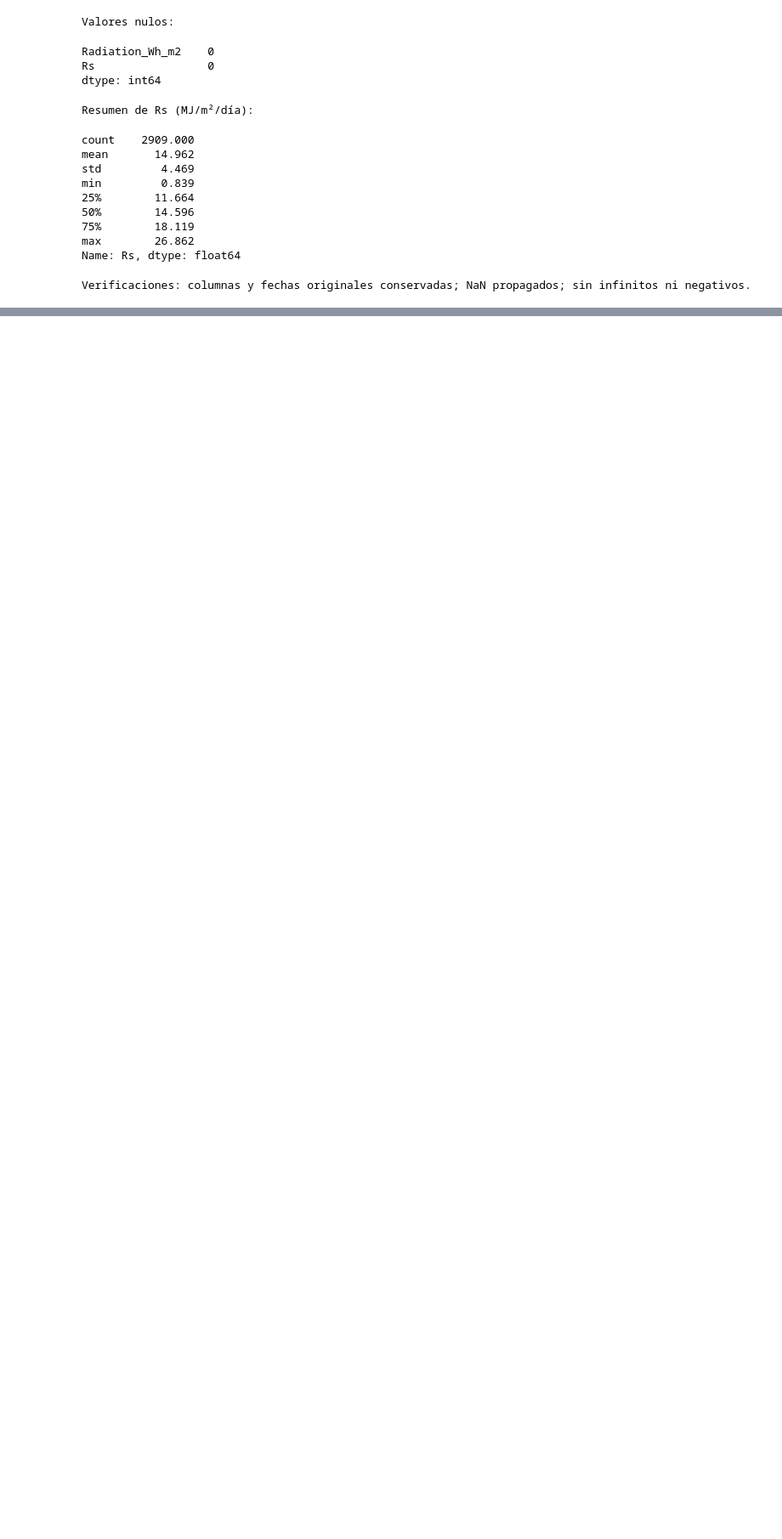
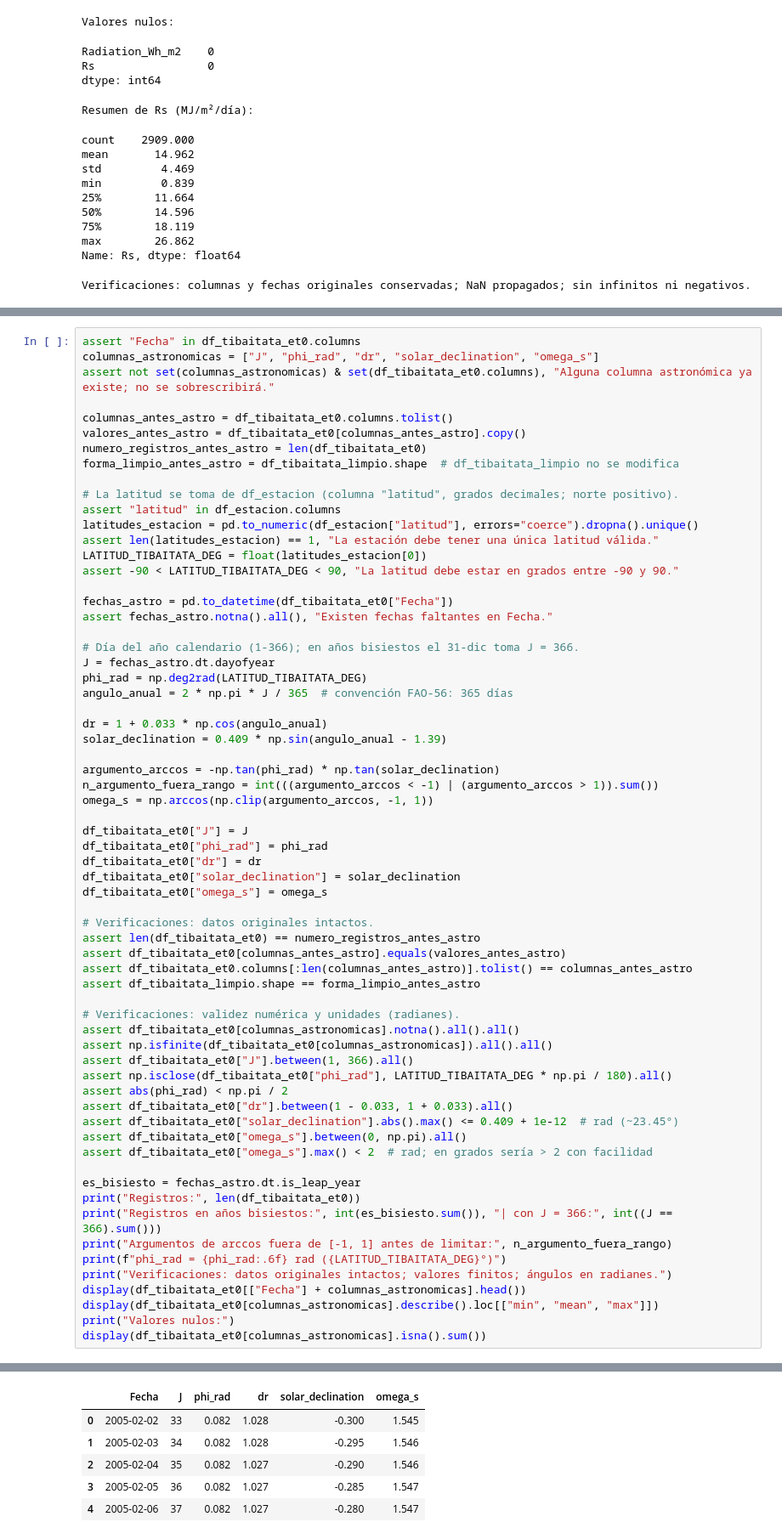
Before and after one commit to nicopulido/Prob_Proyecto_Grado, a Jupyter notebook: Tibaitata/04_calculo_variables_objetivo.ipynb, the cells around one changed output, grey strips where cells are left out. Shown at 85% size. Cells and saved outputs as stored; diff of their text form; blank space fills up the shorter version.

Commit message:
feat(calculations): add astronomic variables, extraterrestial radiation, clear sky radiation

```diff
--- a/Tibaitata/04_calculo_variables_objetivo.ipynb
+++ b/Tibaitata/04_calculo_variables_objetivo.ipynb
@@ -445,0 +458,66 @@ Verificaciones: columnas y fechas originales conservadas; NaN propagados; sin in
+# %%
+assert "Fecha" in df_tibaitata_et0.columns
+columnas_astronomicas = ["J", "phi_rad", "dr", "solar_declination", "omega_s"]
+assert not set(columnas_astronomicas) & set(df_tibaitata_et0.columns), "Alguna columna astronómica ya existe; no se sobrescribirá."
+
+columnas_antes_astro = df_tibaitata_et0.columns.tolist()
+valores_antes_astro = df_tibaitata_et0[columnas_antes_astro].copy()
+numero_registros_antes_astro = len(df_tibaitata_et0)
+forma_limpio_antes_astro = df_tibaitata_limpio.shape  # df_tibaitata_limpio no se modifica
+
+# La latitud se toma de df_estacion (columna "latitud", grados decimales; norte positivo).
+assert "latitud" in df_estacion.columns
+latitudes_estacion = pd.to_numeric(df_estacion["latitud"], errors="coerce").dropna().unique()
+assert len(latitudes_estacion) == 1, "La estación debe tener una única latitud válida."
+LATITUD_TIBAITATA_DEG = float(latitudes_estacion[0])
+assert -90 < LATITUD_TIBAITATA_DEG < 90, "La latitud debe estar en grados entre -90 y 90."
+
+fechas_astro = pd.to_datetime(df_tibaitata_et0["Fecha"])
+assert fechas_astro.notna().all(), "Existen fechas faltantes en Fecha."
+
+# Día del año calendario (1-366); en años bisiestos el 31-dic toma J = 366.
+J = fechas_astro.dt.dayofyear
+phi_rad = np.deg2rad(LATITUD_TIBAITATA_DEG)
+angulo_anual = 2 * np.pi * J / 365  # convención FAO-56: 365 días
+
+dr = 1 + 0.033 * np.cos(angulo_anual)
+solar_declination = 0.409 * np.sin(angulo_anual - 1.39)
+
+argumento_arccos = -np.tan(phi_rad) * np.tan(solar_declination)
+n_argumento_fuera_rango = int(((argumento_arccos < -1) | (argumento_arccos > 1)).sum())
+omega_s = np.arccos(np.clip(argumento_arccos, -1, 1))
+
+df_tibaitata_et0["J"] = J
+df_tibaitata_et0["phi_rad"] = phi_rad
+df_tibaitata_et0["dr"] = dr
+df_tibaitata_et0["solar_declination"] = solar_declination
+df_tibaitata_et0["omega_s"] = omega_s
+
+# Verificaciones: datos originales intactos.
+assert len(df_tibaitata_et0) == numero_registros_antes_astro
+assert df_tibaitata_et0[columnas_antes_astro].equals(valores_antes_astro)
+assert df_tibaitata_et0.columns[:len(columnas_antes_astro)].tolist() == columnas_antes_astro
+assert df_tibaitata_limpio.shape == forma_limpio_antes_astro
+
+# Verificaciones: validez numérica y unidades (radianes).
+assert df_tibaitata_et0[columnas_astronomicas].notna().all().all()
+assert np.isfinite(df_tibaitata_et0[columnas_astronomicas]).all().all()
+assert df_tibaitata_et0["J"].between(1, 366).all()
+assert np.isclose(df_tibaitata_et0["phi_rad"], LATITUD_TIBAITATA_DEG * np.pi / 180).all()
+assert abs(phi_rad) < np.pi / 2
+assert df_tibaitata_et0["dr"].between(1 - 0.033, 1 + 0.033).all()
+assert df_tibaitata_et0["solar_declination"].abs().max() <= 0.409 + 1e-12  # rad (~23.45°)
+assert df_tibaitata_et0["omega_s"].between(0, np.pi).all()
+assert df_tibaitata_et0["omega_s"].max() < 2  # rad; en grados sería > 2 con facilidad
+
+es_bisiesto = fechas_astro.dt.is_leap_year
+print("Registros:", len(df_tibaitata_et0))
+print("Registros en años bisiestos:", int(es_bisiesto.sum()), "| con J = 366:", int((J == 366).sum()))
+print("Argumentos de arccos fuera de [-1, 1] antes de limitar:", n_argumento_fuera_rango)
+print(f"phi_rad = {phi_rad:.6f} rad ({LATITUD_TIBAITATA_DEG}°)")
+print("Verificaciones: datos originales intactos; valores finitos; ángulos en radianes.")
+display(df_tibaitata_et0[["Fecha"] + columnas_astronomicas].head())
+display(df_tibaitata_et0[columnas_astronomicas].describe().loc[["min", "mean", "max"]])
+print("Valores nulos:")
+display(df_tibaitata_et0[columnas_astronomicas].isna().sum())
+# %% [output]
@@ -445,0 +529,6 @@ Verificaciones: columnas y fechas originales conservadas; NaN propagados; sin in
+|  | Fecha | J | phi_rad | dr | solar_declination | omega_s |
+| 0 | 2005-02-02 | 33 | 0.082 | 1.028 | -0.300 | 1.545 |
+| 1 | 2005-02-03 | 34 | 0.082 | 1.028 | -0.295 | 1.546 |
+| 2 | 2005-02-04 | 35 | 0.082 | 1.027 | -0.290 | 1.546 |
+| 3 | 2005-02-05 | 36 | 0.082 | 1.027 | -0.285 | 1.547 |
+| 4 | 2005-02-06 | 37 | 0.082 | 1.027 | -0.280 | 1.547 |
```
Also changed, not shown: parts of 6 cells of this notebook.
